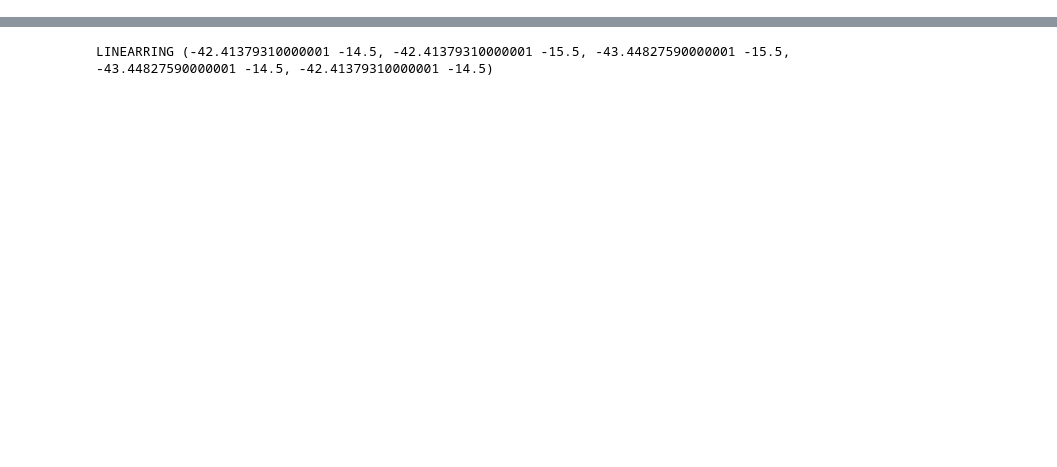
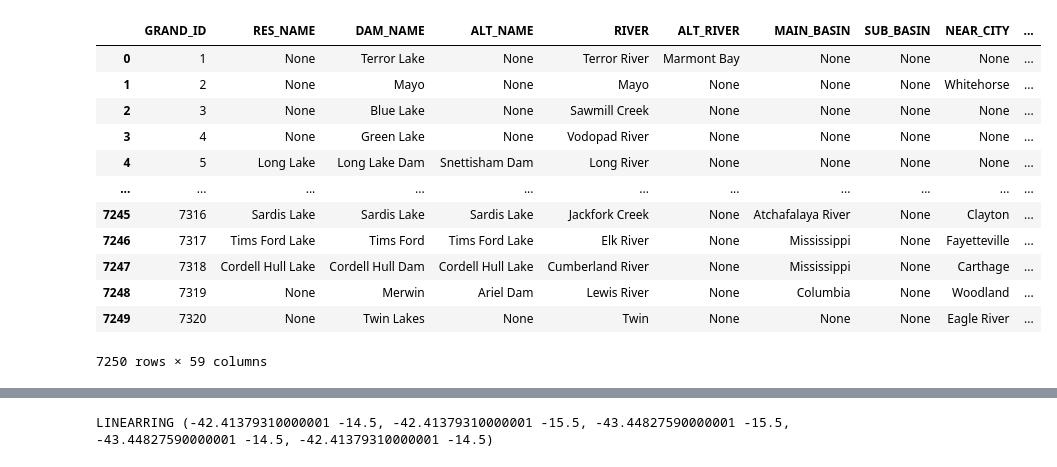
Before and after one commit to ascheliga/CYGNSS-GRACE, a Jupyter notebook: notebooks/res_time_series.ipynb, the cells around one changed output, grey strips where cells are left out. Cells and saved outputs as stored; diff of their text form; code cells hidden in the pictures; blank space fills up the shorter version.

```diff
--- a/notebooks/res_time_series.ipynb
+++ b/notebooks/res_time_series.ipynb
@@ -131,3 +131,19 @@ def single_timeseries_GRACE_CYGNSS(coords_i):
     ax1.set_ylabel('Fraction of water coverage')
     ax2.set_ylabel('water equivalence (cm)')
     return fw , cmwe
+# %%
+res_shp
+# %% [output]
+|  | GRAND_ID | RES_NAME | DAM_NAME | ALT_NAME | RIVER | ALT_RIVER | MAIN_BASIN | SUB_BASIN | NEAR_CITY | ... |
+| 0 | 1 | None | Terror Lake | None | Terror River | Marmont Bay | None | None | None | ... |
+| 1 | 2 | None | Mayo | None | Mayo | None | None | None | Whitehorse | ... |
+| 2 | 3 | None | Blue Lake | None | Sawmill Creek | None | None | None | None | ... |
+| 3 | 4 | None | Green Lake | None | Vodopad River | None | None | None | None | ... |
+| 4 | 5 | Long Lake | Long Lake Dam | Snettisham Dam | Long River | None | None | None | None | ... |
+| ... | ... | ... | ... | ... | ... | ... | ... | ... | ... | ... |
+| 7245 | 7316 | Sardis Lake | Sardis Lake | Sardis Lake | Jackfork Creek | None | Atchafalaya River | None | Clayton | ... |
+| 7246 | 7317 | Tims Ford Lake | Tims Ford | Tims Ford Lake | Elk River | None | Mississippi | None | Fayetteville | ... |
+| 7247 | 7318 | Cordell Hull Lake | Cordell Hull Dam | Cordell Hull Lake | Cumberland River | None | Mississippi | None | Carthage | ... |
+| 7248 | 7319 | None | Merwin | Ariel Dam | Lewis River | None | Columbia | None | Woodland | ... |
+| 7249 | 7320 | None | Twin Lakes | None | Twin | None | None | None | Eagle River | ... |
+7250 rows × 59 columns
```
Also changed, not shown: parts of 5 cells of this notebook.
